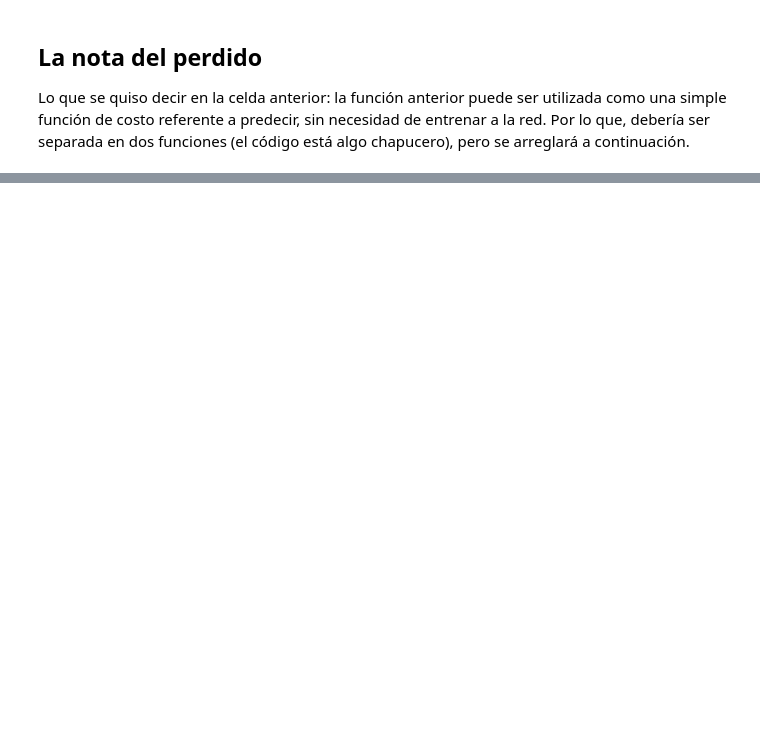
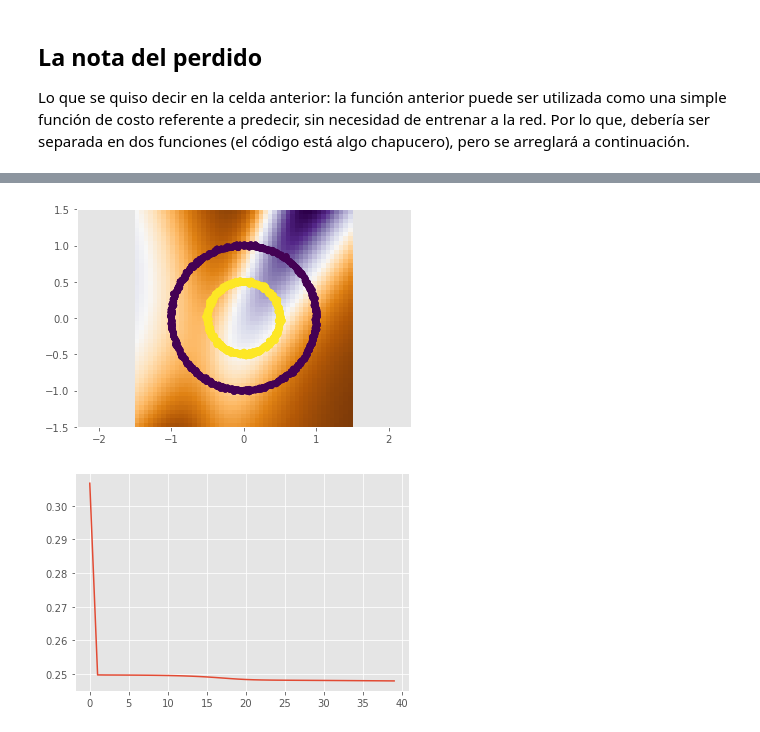
Before and after one commit to adinamarca/notebooks, a Jupyter notebook: PY/ML/4_redes_neuronales/notebook.ipynb, the cells around one changed output, grey strips where cells are left out. Saved outputs shown, nothing was run; the diff lists cells and outputs as text; code cells hidden in the pictures; blank space fills up the shorter version.

```diff
--- a/PY/ML/4_redes_neuronales/notebook.ipynb
+++ b/PY/ML/4_redes_neuronales/notebook.ipynb
@@ -1446,0 +1686,51 @@ train(neural_net, X, Y, l2_cost, 0.5)
+# %%
+# Comprobamos con una visualización
+
+import time
+from IPython.display import clear_output
+
+# Creamos una red neuronal con la topología diseñada
+neural_n = create_nn(topology, sigm)
+
+# Almacenamos los diferentes costes (graficamos)
+loss = []
+
+# Iteramos muchas veces
+for i in range(10000):
+
+    # Entrenemos la red
+    pY = train(neural_n, X, Y, l2_cost, lr=0.008)
+
+    # Cada 25 iteraciones calculamos el coste
+    if i % 250 == 0:
+
+        loss.append(l2_cost[0](pY, Y))
+
+        # Resolución de la gráfica
+        res = 50
+
+        _x0 = np.linspace(-1.5, 1.5, res)
+        _x1 = np.linspace(-1.5, 1.5, res)
+
+        _Y = np.zeros((res, res))
+
+        for i0, x0 in enumerate(_x0):
+            for i1, x1 in enumerate(_x1):
+                # Predicción
+                _Y[i0, i1] = train(neural_n, np.array([[x0, x1]]), Y, l2_cost, train=False)[0][0]
+
+        plt.pcolormesh(_x0, _x1, _Y, cmap='PuOr')
+        plt.axis("equal")
+
+        plt.scatter(X[:, 0], X[:, 1], c=Y_e)
+        plt.scatter(X[:, 0], X[:, 1], c=Y_e)
+
+        # Borrar el contenido y volver a dibujar (animación)
+        clear_output(wait=True)
+        plt.show()
+        plt.plot(range(len(loss)), loss)
+        plt.show()
+        time.sleep(0.5)
+# %% [output]
+[figure, added]
+[figure, added]
```
Also changed, not shown: parts of 17 cells of this notebook.
